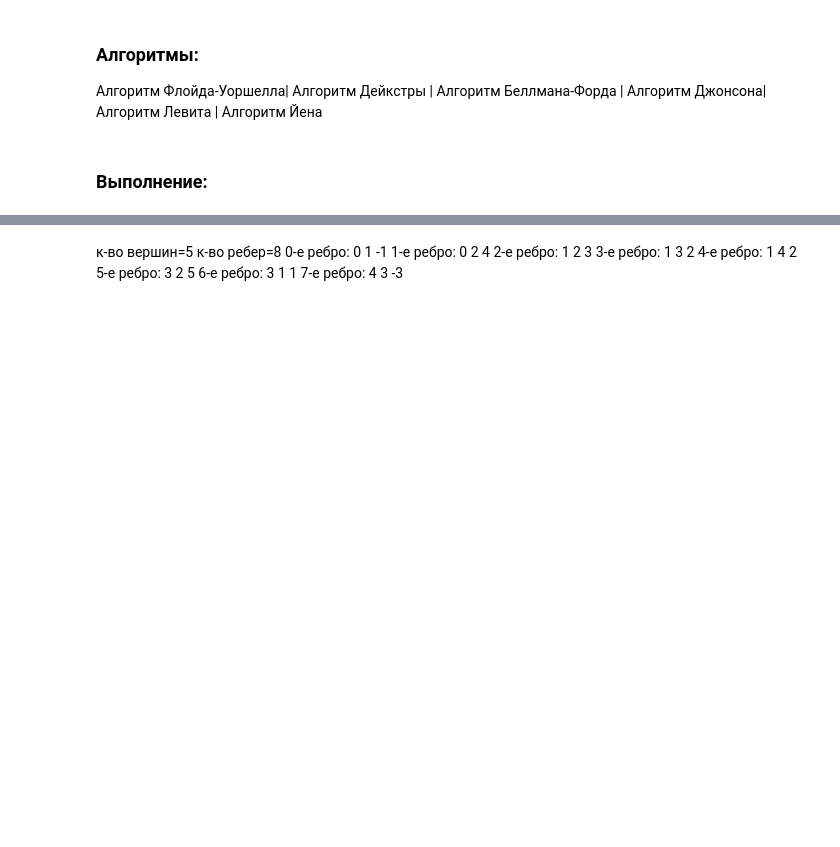
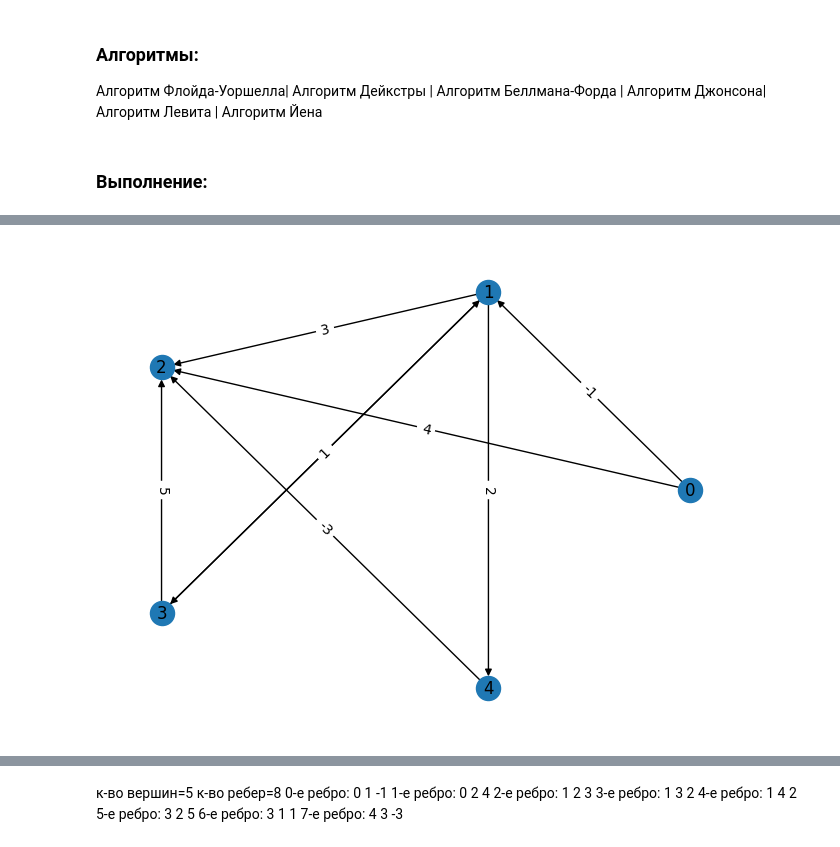
Before and after one commit to youngflexxxer/siaod, a Jupyter notebook: lab3.ipynb, the cells around one changed output, grey strips where cells are left out. Cells and saved outputs as stored; diff of their text form; code cells hidden in the pictures; blank space fills up the shorter version.

```diff
--- a/lab3.ipynb
+++ b/lab3.ipynb
@@ -104,0 +136,19 @@ plt.show()
+# %%
+n = int(input("Количество вершин: "))
+m = int(input("Количество ребер: "))
+
+graph = Graph(n)
+G = nx.DiGraph()
+
+for i in range(m):
+    u, v, w = tuple(map(int, input(str(i) + "-е ребро: ").split(" ")))
+    graph.addEdge(u, v, w)
+    G.add_edge(u, v, weight = w)
+# %%
+pos = nx.circular_layout(G)
+nx.draw(G, pos, with_labels = True)
+edge_weight = nx.get_edge_attributes(G,'weight')
+nx.draw_networkx_edge_labels(G, pos, edge_labels = edge_weight)
+plt.show()
+# %% [output]
+[figure, added]
```
Also changed, not shown: parts of 6 cells of this notebook, 3 other files.
